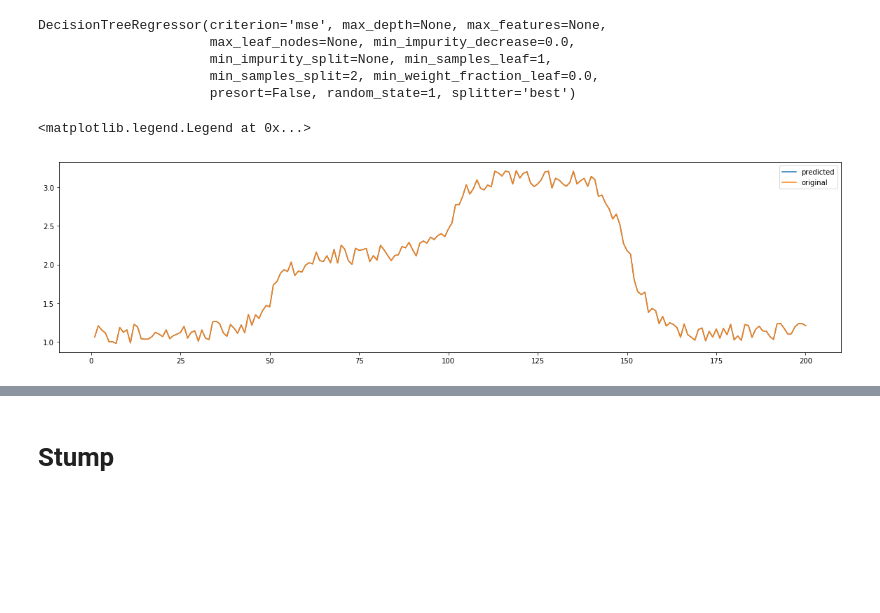
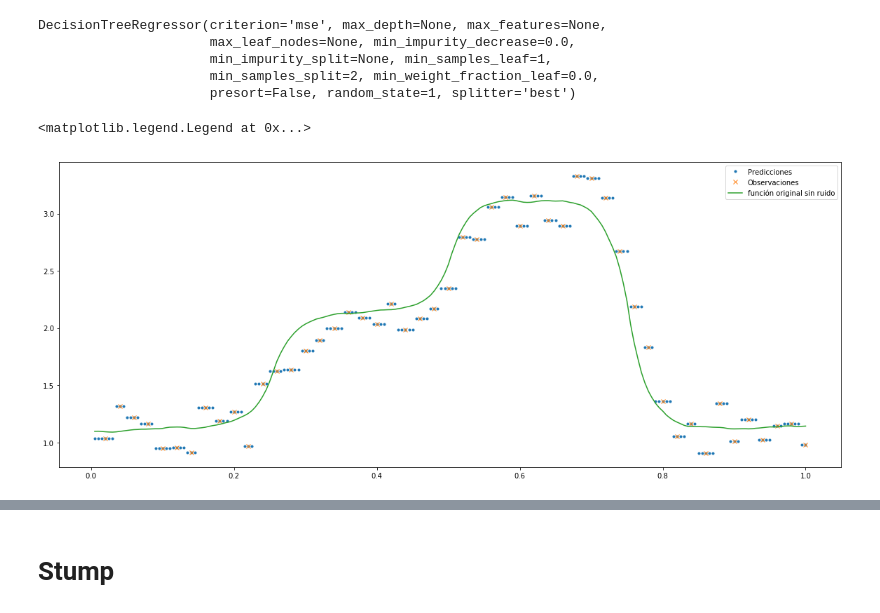
Before and after one commit to PAE-ITBA-ML-2019/Ensemble-methods, a Jupyter notebook: 00-Example.ipynb, the cells around one changed output, grey strips where cells are left out. Cells and saved outputs as stored; diff of their text form; code cells hidden in the pictures; blank space fills up the shorter version.

Commit message:
boosting graphs

```diff
--- a/00-Example.ipynb
+++ b/00-Example.ipynb
@@ -23,5 +23,7 @@ np.random.rand()
 # %%
 np.random.seed(42)
 y_clean = np.load('y_data.npy')
-y = y_clean + 0.25*(np.random.rand(len(y_clean)) - 0.5)
-X = np.linspace(1, len(y), len(y)).reshape(-1,1)
+X_orig = np.linspace(1, len(y_clean), len(y_clean)).reshape(-1,1)/len(y_clean)
+y_clean_downsampled = y_clean[::4]
+y = y_clean_downsampled + 0.5*(np.random.rand(len(y_clean_downsampled)) - 0.5)
+X = np.linspace(1, len(y), len(y)).reshape(-1,1)/len(y)
@@ -45,12 +50,13 @@ DecisionTreeRegressor(criterion='mse', max_depth=None, max_features=None,
                       min_samples_split=2, min_weight_fraction_leaf=0.0,
                       presort=False, random_state=1, splitter='best')
 # %%
-y_pred = dt_reg.predict(X)
+y_pred = dt_reg.predict(X_orig)
 # %%
-plt.figure(figsize=(20,5))
-plt.plot(X, y_pred, label='predicted')
-plt.plot(X, y, label='original')
+plt.figure(figsize=(20, 8))
+plt.plot(X_orig, y_pred, label='Predicciones', marker='.', linestyle = 'None')
+plt.plot(X, y, label='Observaciones', marker='x', linestyle = 'None',)
+plt.plot(X_orig, y_clean, label='función original sin ruido')
 plt.legend()
 # %% [output]
 <matplotlib.legend.Legend at 0x...>
-[figure, old version]
+[figure, new version]
```
Also changed, not shown: parts of 23 cells of this notebook, 1 other file.
